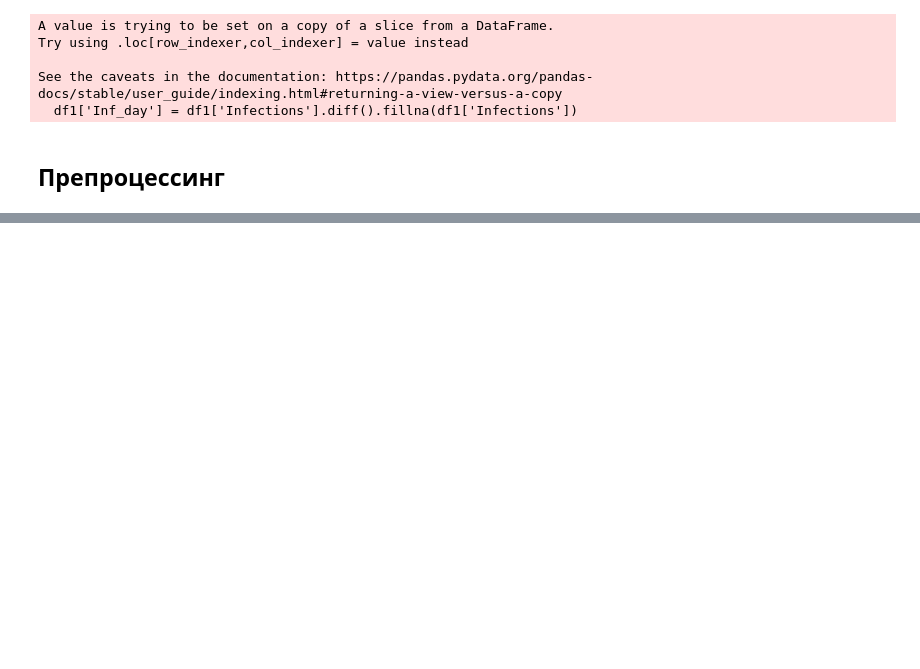
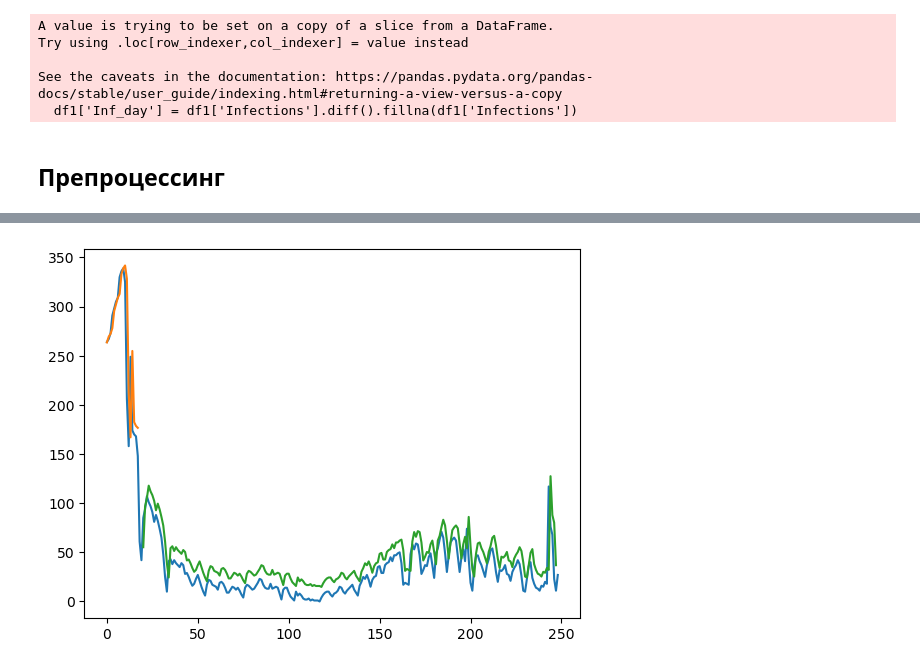
Before and after one commit to Alex-Samarkin/TSRevenko, a Jupyter notebook: Predict_neural_network.ipynb, the cells around one changed output, grey strips where cells are left out. Saved outputs shown, nothing was run; the diff lists cells and outputs as text; code cells hidden in the pictures; blank space fills up the shorter version.

```diff
--- a/Predict_neural_network.ipynb
+++ b/Predict_neural_network.ipynb
@@ -70,0 +106,4 @@ from keras.optimizers import (
+# %%
+# reshape input to be [samples, time steps, features]
+trainX = np.reshape(trainX, (trainX.shape[0], 1, trainX.shape[1]))
+testX = np.reshape(testX, (testX.shape[0], 1, testX.shape[1]))
@@ -70,0 +181,9 @@ from keras.optimizers import (
+# %%
+# plot baseline and predictions
+l_skip = 900
+plt.plot(scaler.inverse_transform(dataset)[l_skip:])
+plt.plot(trainPredictPlot[l_skip:])
+plt.plot(testPredictPlot[l_skip:])
+plt.show()
+# %% [output]
+[figure, added]
```
Also changed, not shown: parts of 8 cells of this notebook.
